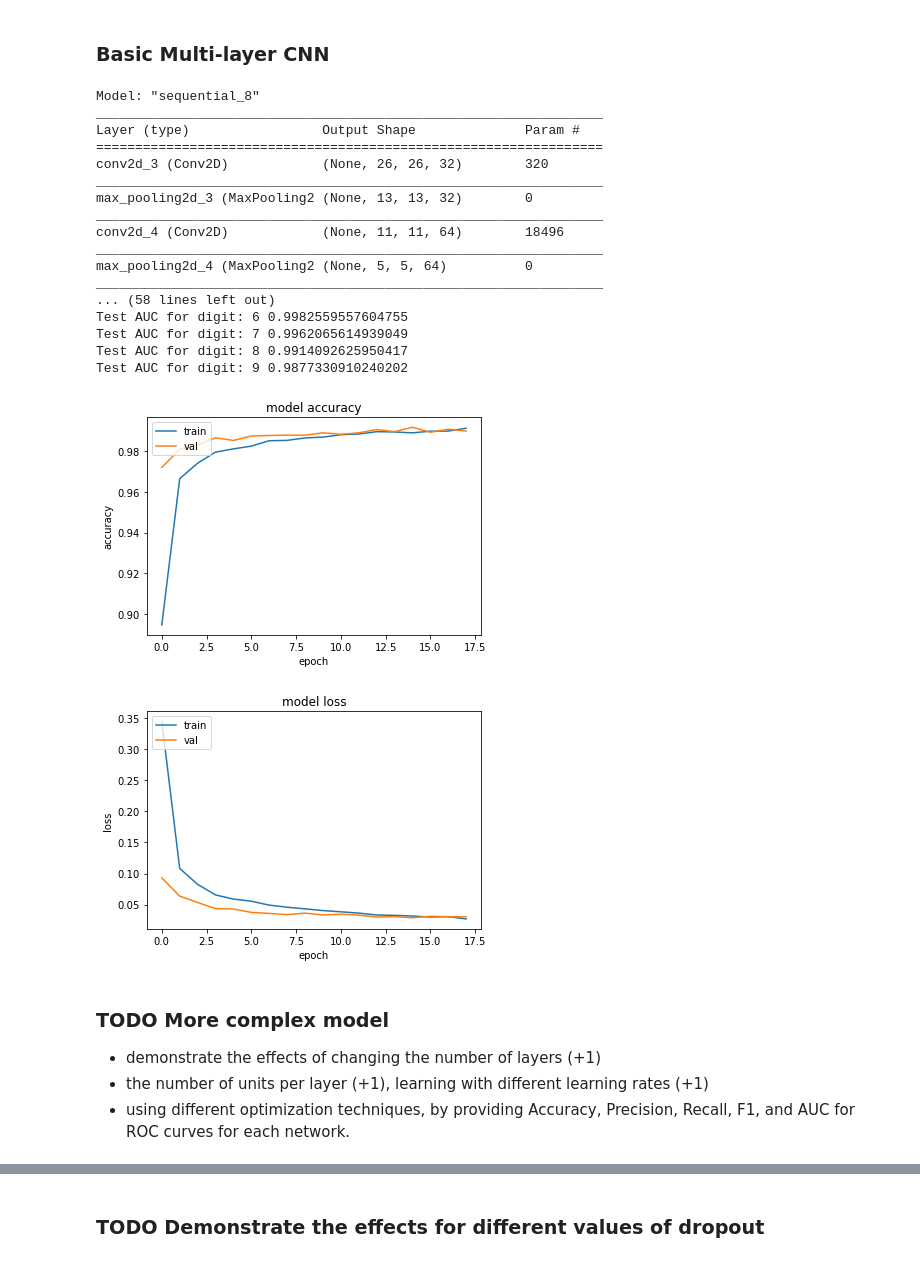
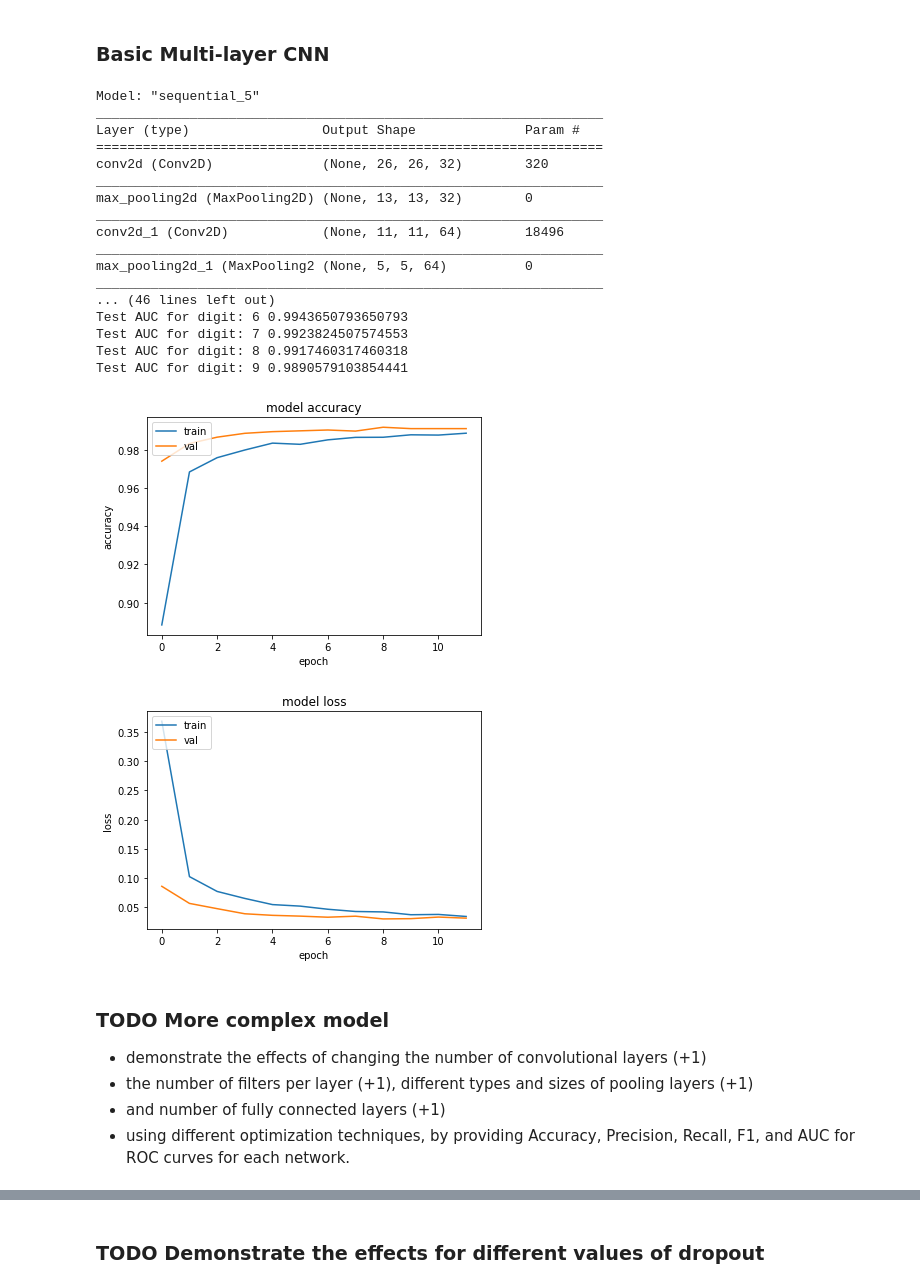
Before and after one commit to ColdBacon/Digit-recognizer, a Jupyter notebook: MNIST_Recognizer.ipynb, the cells around one changed output, grey strips where cells are left out. Drawn from its saved outputs; the diff is of its cells as text; code cells hidden in the pictures.

```diff
--- a/MNIST_Recognizer.ipynb
+++ b/MNIST_Recognizer.ipynb
@@ -60,8 +63,9 @@ x_test = np.expand_dims(x_test, -1)
 y_train = keras.utils.to_categorical(y_train, 10)
 y_test = keras.utils.to_categorical(y_test, 10)
 # %%
-def predict_model(model, callbacks = [],batch_size=128, epochs = 4):
-    model.compile(loss="categorical_crossentropy", optimizer="adam", metrics=["accuracy", "Precision","Recall"])
+def predict_model(model, callbacks = [],batch_size=128, epochs = 4,lr=0.001):
+    adam = keras.optimizers.Adam(lr=lr)
+    model.compile(loss="categorical_crossentropy", optimizer=adam, metrics=["accuracy", "Precision","Recall"])
 
     history = model.fit(x_train, y_train, batch_size=batch_size, epochs=epochs, validation_split=0.11, callbacks=callbacks)
     score = model.evaluate(x_test, y_test, verbose=0)
@@ -104,7 +108,7 @@ def predict_model(model, callbacks = [],batch_size=128, epochs = 4):
     plt.show()
 # %%
 # simple early stopping
-es = keras.callbacks.EarlyStopping(monitor='val_accuracy', mode='max', verbose=1, patience = 3)
+es = keras.callbacks.EarlyStopping(monitor='val_accuracy', mode='max', verbose=1, patience = 3, restore_best_weights=True)
 # %% [markdown]
 ### Basic Fully Connected Multi-layer Network
 # %%
@@ -147,41 +349,41 @@ Test AUC for digit: 9 0.9819255689001264
 # %% [markdown]
 ### Basic Multi-layer CNN
 # %%
-model = keras.Sequential([
+model_cnn = keras.Sequential([
     layers.Conv2D(32, (3,3), activation="relu", input_shape=(28,28,1)),
     layers.MaxPooling2D (2,2),
     layers.Conv2D(64, (3,3), activation="relu"),
     layers.MaxPooling2D (2,2),
 
     layers.Flatten(),
     layers.Dropout(.5),
     layers.Dense(10, activation="softmax")
 ])
-model.summary()
-#model.compile(optimizer="adam", loss="categorical_crossentropy", metrics=['accuracy'])
-predict_model(model, [es], epochs=100)
+model_cnn.summary()
+predict_model(model_cnn, [es], epochs=100)
 # %% [output]
-Model: "sequential_8"
+Model: "sequential_5"
 _________________________________________________________________
 Layer (type)                 Output Shape              Param #
 =================================================================
-conv2d_3 (Conv2D)            (None, 26, 26, 32)        320
+conv2d (Conv2D)              (None, 26, 26, 32)        320
 _________________________________________________________________
-max_pooling2d_3 (MaxPooling2 (None, 13, 13, 32)        0
+max_pooling2d (MaxPooling2D) (None, 13, 13, 32)        0
 _________________________________________________________________
-conv2d_4 (Conv2D)            (None, 11, 11, 64)        18496
+conv2d_1 (Conv2D)            (None, 11, 11, 64)        18496
 _________________________________________________________________
-max_pooling2d_4 (MaxPooling2 (None, 5, 5, 64)          0
+max_pooling2d_1 (MaxPooling2 (None, 5, 5, 64)          0
 _________________________________________________________________
-... (58 lines left out)
-Test AUC for digit: 6 0.9982559557604755
-Test AUC for digit: 7 0.9962065614939049
-Test AUC for digit: 8 0.9914092625950417
-Test AUC for digit: 9 0.9877330910240202
+... (46 lines left out)
+Test AUC for digit: 6 0.9943650793650793
+Test AUC for digit: 7 0.9923824507574553
+Test AUC for digit: 8 0.9917460317460318
+Test AUC for digit: 9 0.9890579103854441
-[figure, old version]
+[figure, new version]
-[figure, old version]
+[figure, new version]
 # %% [markdown]
 ### TODO More complex model
-- demonstrate  the  effects  of  changing  the  number  of layers  (+1)
-- the  number  of  units  per  layer  (+1),  learning  with  different  learning  rates  (+1)
+- demonstrate  the  effects  of  changing  the number of convolutional layers (+1)
+- the number of filters per layer (+1), different types and sizes of pooling layers (+1)
+- and number of fully connected layers (+1)
 - using different  optimization  techniques,  by  providing Accuracy, Precision,  Recall,  F1, and AUC  for  ROC curves for each network.
```
Also changed, not shown: parts of 29 cells of this notebook.
